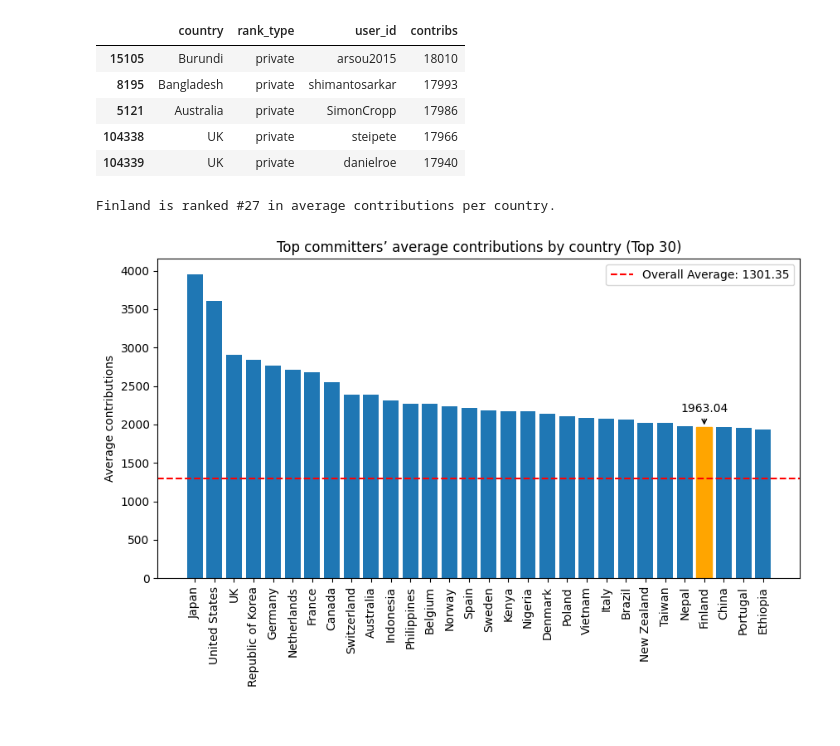
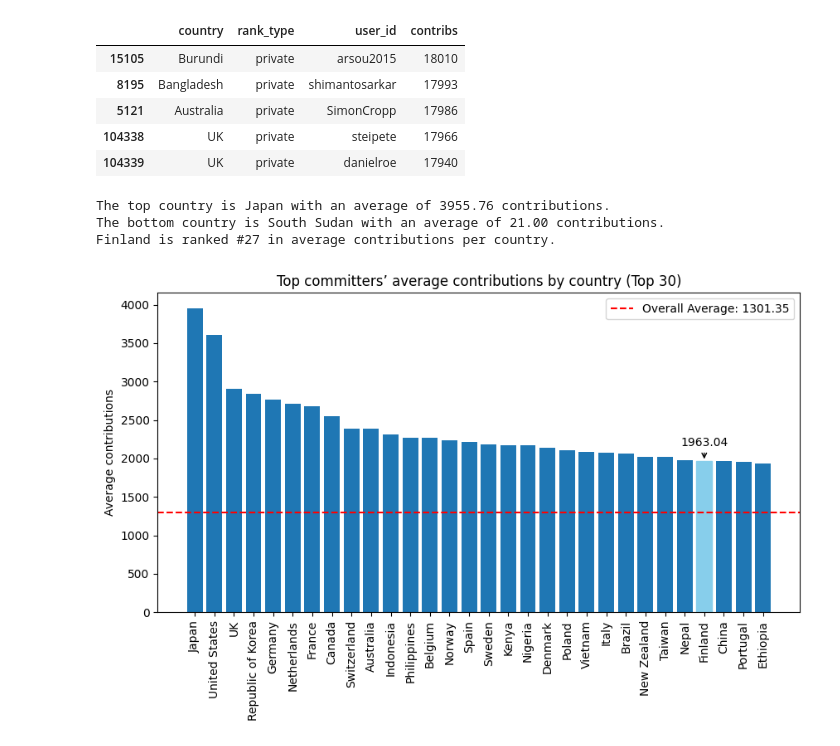
Before and after one commit to danielxfeng/committers-top-stats, a Jupyter notebook: stat.ipynb, the cells around one changed output. Saved outputs shown, nothing was run; the diff lists cells and outputs as text; code cells hidden in the pictures.

```diff
--- a/stat.ipynb
+++ b/stat.ipynb
@@ -145,32 +145,36 @@ avg.sort_values(by="contribs", ascending=False, inplace=True)
 avg.reset_index(drop=True, inplace=True)
 
 avg.head()
 
 fi_idx = avg[avg["country"] == "Finland"].index[0]
+print(f"The top country is {avg.iloc[0]['country']} with an average of {avg.iloc[0]['contribs']:.2f} contributions.")
+print(f"The bottom country is {avg.iloc[-1]['country']} with an average of {avg.iloc[-1]['contribs']:.2f} contributions.")
 print(f"Finland is ranked #{fi_idx + 1} in average contributions per country.")
 
 avg_top30 = avg.head(30)
 plt.figure(figsize=(10, 5))
 plt.bar(avg_top30["country"], avg_top30["contribs"])
 plt.xticks(rotation=90)
 plt.ylabel("Average contributions")
 plt.title("Top committers’ average contributions by country (Top 30)")
 
-plt.gca().patches[fi_idx].set_color("orange")
+plt.gca().patches[fi_idx].set_color("skyblue")
 plt.gca().annotate(
     f"{avg.iloc[fi_idx]['contribs']:.2f}",
     xy=(fi_idx, avg.iloc[fi_idx]['contribs']),
     xytext=(fi_idx, avg.iloc[fi_idx]['contribs'] + 200),
     arrowprops=dict(facecolor='black', arrowstyle='->'),
     ha='center'
 )
 
 avg_mean = avg["contribs"].mean()
 
 # also show the average line
 plt.axhline(y=avg_mean, color='r', linestyle='--', label=f"Overall Average: {avg_mean:.2f}")
 plt.legend()
 plt.show()
 # %% [output]
+The top country is Japan with an average of 3955.76 contributions.
+The bottom country is South Sudan with an average of 21.00 contributions.
 Finland is ranked #27 in average contributions per country.
-[figure, old version]
+[figure, new version]
```
Also changed, not shown: parts of 1 cell of this notebook.
